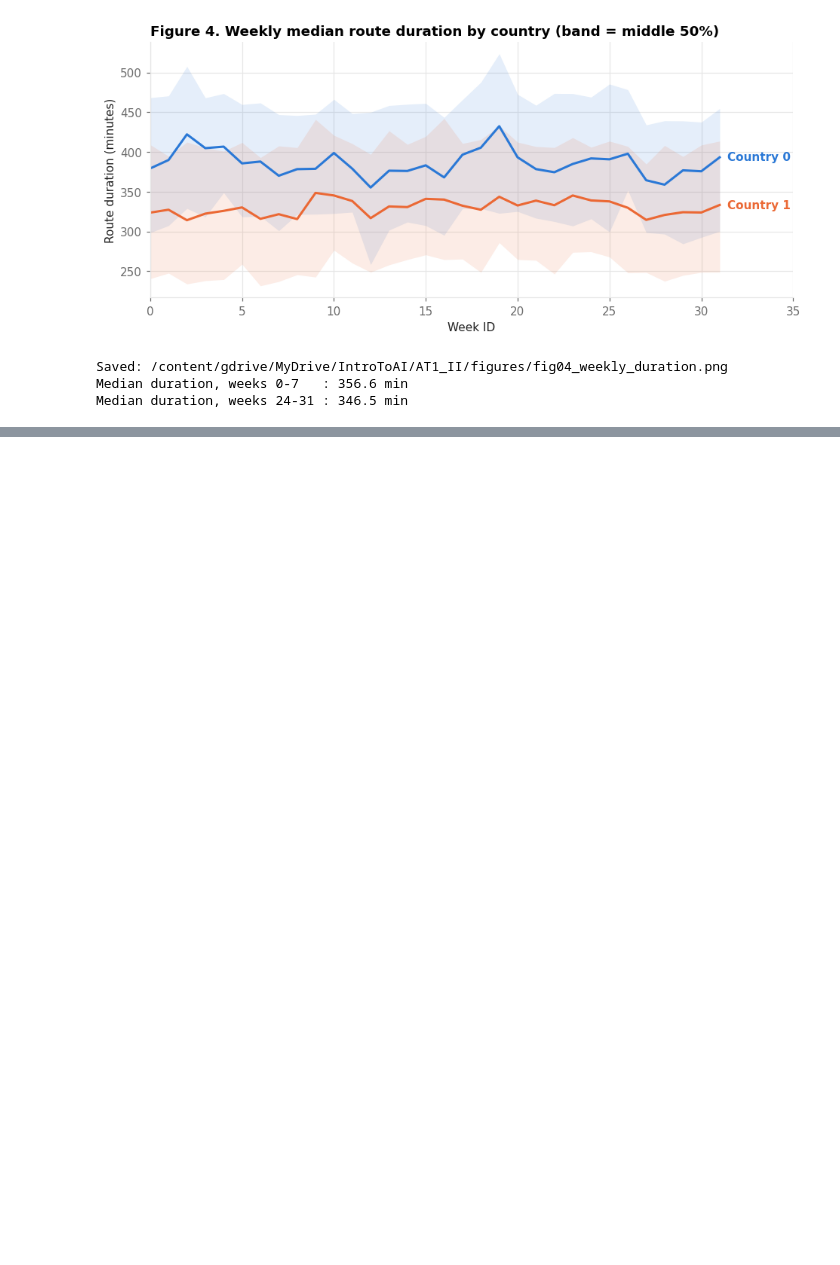
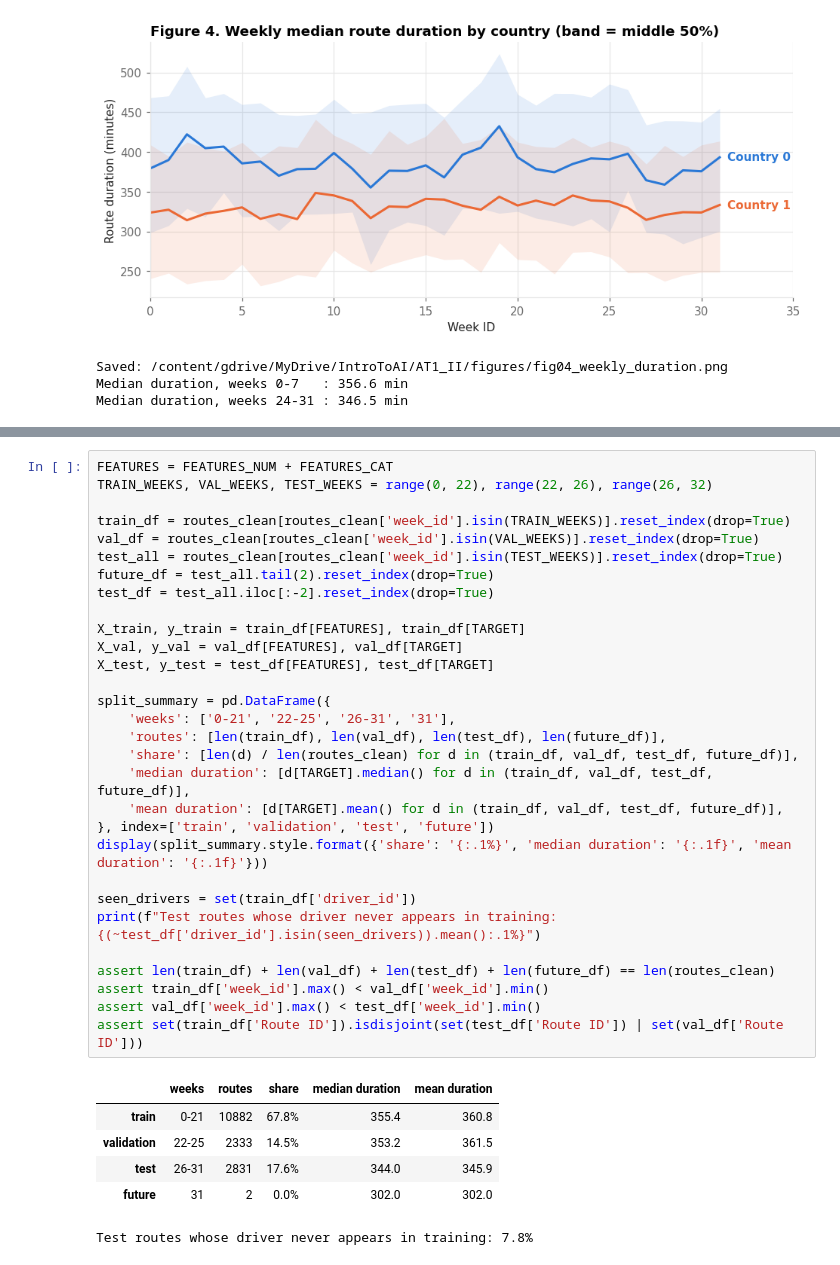
Before and after one commit to brucenguyen0302-code/last-mile-route-duration, a Jupyter notebook: notebooks/AT1_II_route_duration.ipynb, the cells around one changed output, grey strips where cells are left out. Cells and saved outputs as stored; diff of their text form; blank space fills up the shorter version.

```diff
--- a/notebooks/AT1_II_route_duration.ipynb
+++ b/notebooks/AT1_II_route_duration.ipynb
@@ -592,0 +612,37 @@ Median duration, weeks 24-31 : 346.5 min
+# %%
+FEATURES = FEATURES_NUM + FEATURES_CAT
+TRAIN_WEEKS, VAL_WEEKS, TEST_WEEKS = range(0, 22), range(22, 26), range(26, 32)
+
+train_df = routes_clean[routes_clean['week_id'].isin(TRAIN_WEEKS)].reset_index(drop=True)
+val_df = routes_clean[routes_clean['week_id'].isin(VAL_WEEKS)].reset_index(drop=True)
+test_all = routes_clean[routes_clean['week_id'].isin(TEST_WEEKS)].reset_index(drop=True)
+future_df = test_all.tail(2).reset_index(drop=True)
+test_df = test_all.iloc[:-2].reset_index(drop=True)
+
+X_train, y_train = train_df[FEATURES], train_df[TARGET]
+X_val, y_val = val_df[FEATURES], val_df[TARGET]
+X_test, y_test = test_df[FEATURES], test_df[TARGET]
+
+split_summary = pd.DataFrame({
+    'weeks': ['0-21', '22-25', '26-31', '31'],
+    'routes': [len(train_df), len(val_df), len(test_df), len(future_df)],
+    'share': [len(d) / len(routes_clean) for d in (train_df, val_df, test_df, future_df)],
+    'median duration': [d[TARGET].median() for d in (train_df, val_df, test_df, future_df)],
+    'mean duration': [d[TARGET].mean() for d in (train_df, val_df, test_df, future_df)],
+}, index=['train', 'validation', 'test', 'future'])
+display(split_summary.style.format({'share': '{:.1%}', 'median duration': '{:.1f}', 'mean duration': '{:.1f}'}))
+
+seen_drivers = set(train_df['driver_id'])
+print(f"Test routes whose driver never appears in training: {(~test_df['driver_id'].isin(seen_drivers)).mean():.1%}")
+
+assert len(train_df) + len(val_df) + len(test_df) + len(future_df) == len(routes_clean)
+assert train_df['week_id'].max() < val_df['week_id'].min()
+assert val_df['week_id'].max() < test_df['week_id'].min()
+assert set(train_df['Route ID']).isdisjoint(set(test_df['Route ID']) | set(val_df['Route ID']))
+# %% [output]
+|  | weeks | routes | share | median duration | mean duration |
+| train | 0-21 | 10882 | 67.8% | 355.4 | 360.8 |
+| validation | 22-25 | 2333 | 14.5% | 353.2 | 361.5 |
+| test | 26-31 | 2831 | 17.6% | 344.0 | 345.9 |
+| future | 31 | 2 | 0.0% | 302.0 | 302.0 |
+Test routes whose driver never appears in training: 7.8%
```
Also changed, not shown: parts of 7 cells of this notebook.
